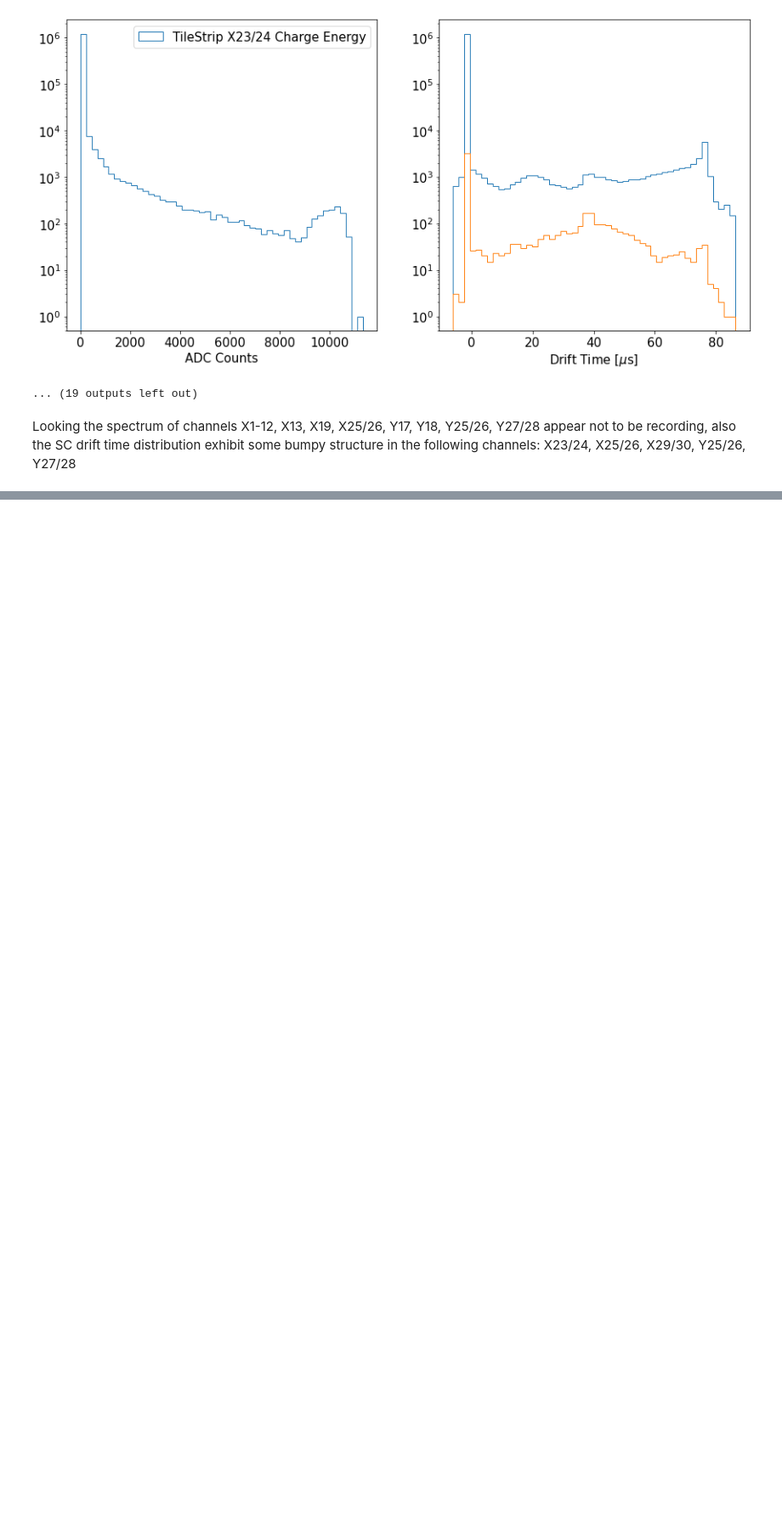
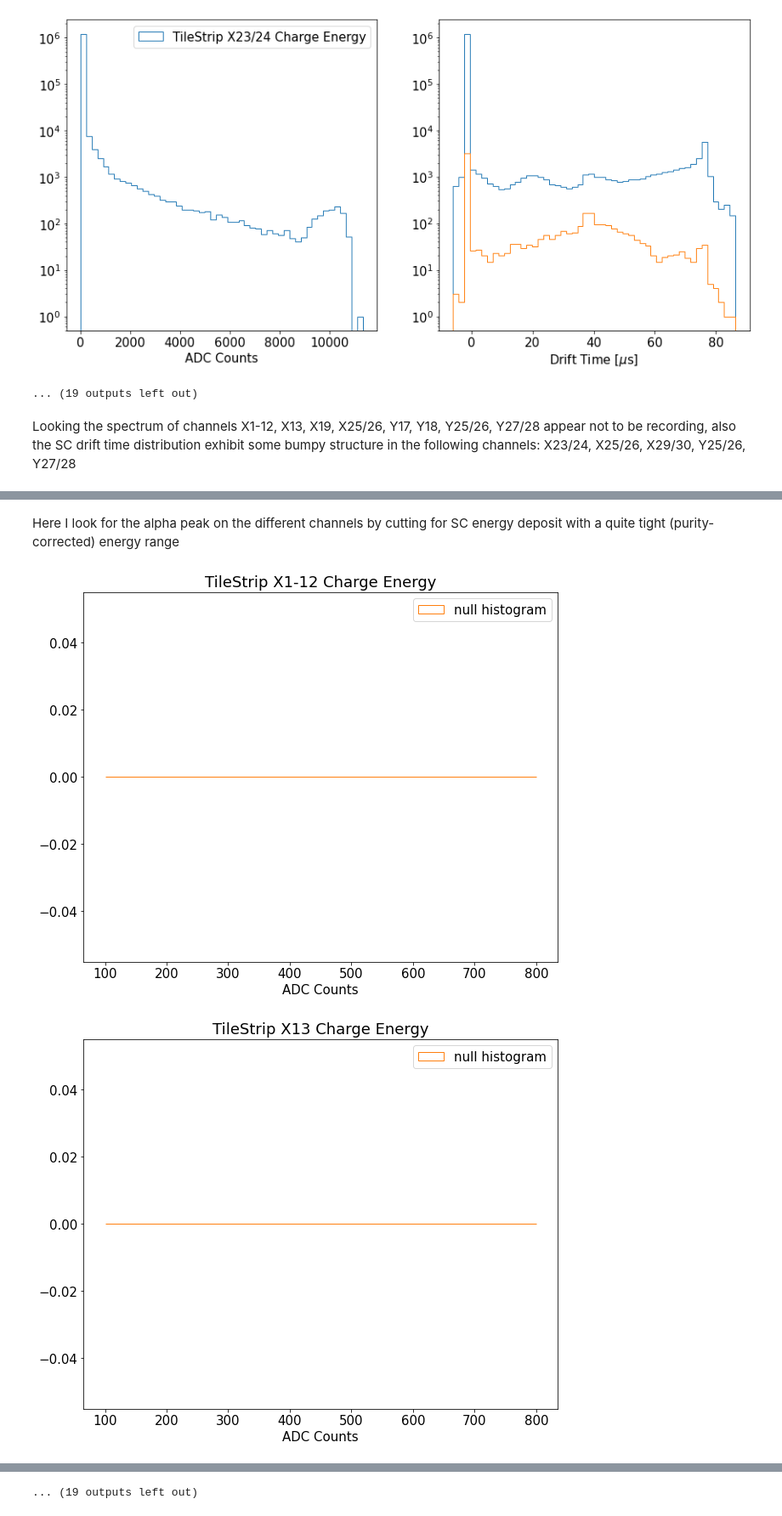
Before and after one commit to jdalmasson88/LXe_notebooks, a Jupyter notebook: alpha_electron_lifetime.ipynb, the cells around one changed output, grey strips where cells are left out. Shown at 85% size. Saved outputs shown, nothing was run; the diff lists cells and outputs as text; code cells hidden in the pictures; blank space fills up the shorter version.

```diff
--- a/alpha_electron_lifetime.ipynb
+++ b/alpha_electron_lifetime.ipynb
@@ -212,7 +228,7 @@ for k in df.keys():
     _, edges, _ = ax[1].hist(df['TileStrip {} Drift Time'.format(ch_name)],bins=bins,histtype='step',label=k,log=True)
     ax[0].set_xlabel('ADC Counts')
     ax[1].set_xlabel('Drift Time [$\mu$s]')
-    ax[1].hist(df['TileStrip {} Drift Time'.format(ch_name)][mask_time],bins=edges,histtype='step',label=k,log=True)
+    #ax[1].hist(df['TileStrip {} Drift Time'.format(ch_name)][mask_time],bins=edges,histtype='step',label=k,log=True)
     ax[0].legend()
     plt.show()
 # %% [output]
@@ -231,19 +247,3 @@ for k in df.keys():
 ... (19 outputs left out)
 # %% [markdown]
 Looking the spectrum of channels X1-12, X13, X19, X25/26, Y17, Y18, Y25/26, Y27/28 appear not to be recording, also the SC drift time distribution exhibit some bumpy structure in the following channels: X23/24, X25/26, X29/30, Y25/26, Y27/28
-# %%
-i = 0
-bins = 50
-analysis_config.GetCalibrationConstantsFromFile('/g/g90/jacopod/software/TMSAnalysis/config/Calibrations_Xe_Run11b.csv')
-for k in df.keys():
-    if not (k.startswith('TileStrip') and k.endswith('Charge Energy')):
-        continue
-    mask_calibration = np.logical_and(df['{}'.format(k)]==df['TotalTileEnergy'],df['TotalTileEnergy']>0)
-    uncalibrated_channel_energy = df['{}'.format(k)]/analysis_config.calibration_constants['Calibration'][i]
-    ch_name = analysis_config.calibration_constants.index[i]
-    mask_time = np.logical_and(df['TileStrip X20 Drift Time']>35, df['TileStrip X20 Drift Time']<45)
-    i += 1
-    plt.hist(uncalibrated_channel_energy[mask_calibration],bins=bins,histtype='step',label=k,range=(100,2000))
-    #plt.hist(df['{}'.format(k)],bins=bins,histtype='step',label=k,log=True)
-    plt.xlabel('ADC Counts')
-    plt.show()
@@ -263,0 +256,47 @@ for k in df.keys():
+# %% [markdown]
+Here I look for the alpha peak on the different channels by cutting for SC energy deposit with a quite tight (purity-corrected) energy range
+# %%
+i = 0
+bins = 40
+mask_time   = np.logical_and(DriftTime>10, DriftTime<70)
+mask_energy = np.logical_and(df['Purity-Corrected Charge Energy']>600,df['Purity-Corrected Charge Energy']<800)
+mask = np.logical_and(mask_energy,mask_time)
+cross_cal = pd.DataFrame(columns=['alpha','alpha_error','previous runs','channel'])
+first = True
+for k in df.keys():
+    if not (k.startswith('TileStrip') and k.endswith('Charge Energy')):
+        continue
+    uncal_channel_energy = df['{}'.format(k)]/analysis_config.calibration_constants['Calibration'][i]
+    purity_cor_uncal_channel_energy = uncal_channel_energy * np.exp(DriftTime/popt_e[1])
+
+    mask_SS     = np.logical_and(df['{}'.format(k)]==df['TotalTileEnergy'],df['TotalTileEnergy']>0)
+    mask_alpha  = np.logical_and(mask,mask_SS)
+    try:
+        plt.hist(purity_cor_uncal_channel_energy[mask],bins=bins,histtype='step',\
+                 label='No multiplicity cut',range=(100,max(uncal_channel_energy[mask])))
+        plt.hist(purity_cor_uncal_channel_energy[mask_alpha],bins=bins,histtype='step',\
+                 label='SC only',range=(100,max(uncal_channel_energy[mask])))
+        mean_energy = np.mean(purity_cor_uncal_channel_energy[mask_alpha])
+        std_energy = np.std(purity_cor_uncal_channel_energy[mask_alpha])
+        if first:
+            first_energy = mean_energy
+            first_error = std_energy
+            first_cal = analysis_config.calibration_constants['Calibration'][i]
+            first = False
+        cross_cal = cross_cal.append({'alpha':mean_energy/first_energy,\
+                                      'alpha_error':np.hypot(std_energy/mean_energy,first_error/first_energy)*\
+                                      mean_energy/first_energy,\
+                                      'previous runs':first_cal/analysis_config.calibration_constants['Calibration'][i],\
+                                      'channel':analysis_config.calibration_constants.index[i]},\
+                                     ignore_index=True)
+    except ValueError:
+        plt.hist(purity_cor_uncal_channel_energy[mask],bins=bins,histtype='step',label='null histogram',range=(100,800))
+    plt.xlabel('ADC Counts')
+    plt.title(k)
+    plt.legend()
+    plt.show()
+    i += 1
+cross_cal = cross_cal.set_index('channel')
+# %% [output]
+[figure, added]
+[figure, added]
@@ -263,0 +313 @@ for k in df.keys():
+... (19 outputs left out)
```
Also changed, not shown: parts of 15 cells of this notebook, 6 other files.
